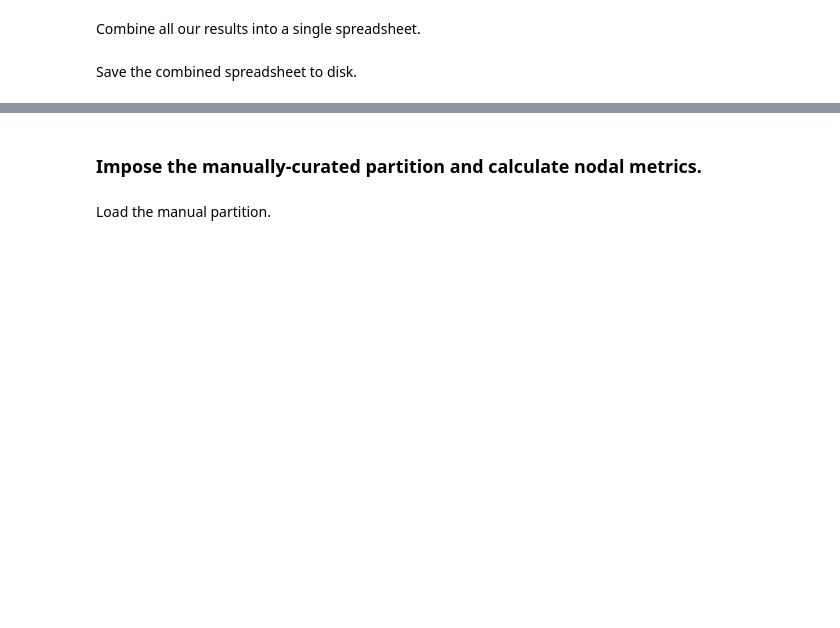
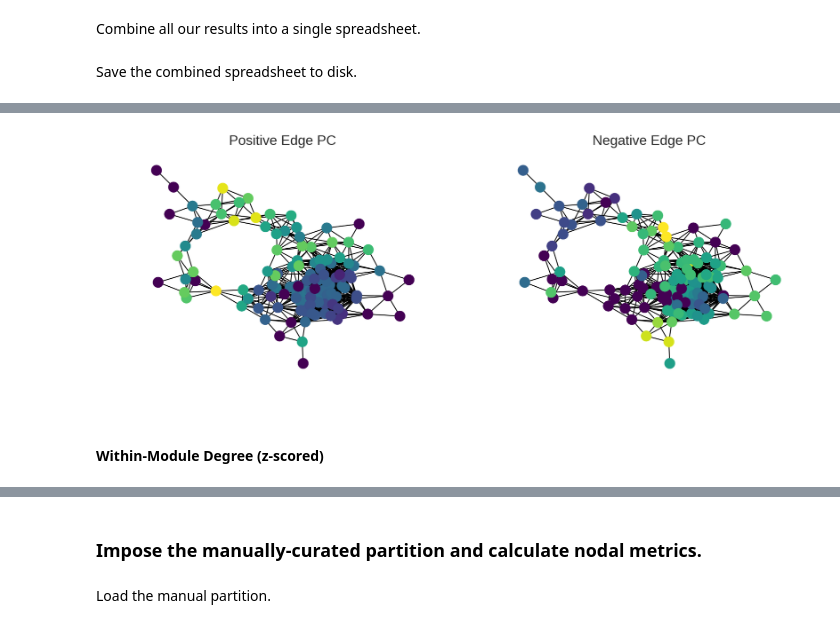
Before and after one commit to danlurie/withdrawal_can, a Jupyter notebook: code/notebooks/Withdrawal - Threshold Med.ipynb, the cells around one changed output, grey strips where cells are left out. Saved outputs shown, nothing was run; the diff lists cells and outputs as text; code cells hidden in the pictures; blank space fills up the shorter version.

```diff
--- a/code/notebooks/Withdrawal - Threshold Med.ipynb
+++ b/code/notebooks/Withdrawal - Threshold Med.ipynb
@@ -196,0 +213,12 @@ combined_df.to_csv('/home/despoB/dlurie/Projects/withdrawal_CAN/results/withdraw
+# %%
+pc_hac = bct.centrality.participation_coef_sign(withdrawal_mat_cc_df.as_matrix(), partition_hac_cc)
+# %%
+fig, ax = plt.subplots(1, 2, sharex=False, sharey=False, figsize=(14,5))
+nx.draw_kamada_kawai(G_thresh, node_color=pc_hac[0], node_size=150, cmap=plt.cm.viridis, ax=ax[0])
+nx.draw_kamada_kawai(G_thresh, node_color=pc_hac[1], node_size=150, cmap=plt.cm.viridis, ax=ax[1])
+g = ax[0].set_title('Positive Edge PC', fontsize=16)
+g = ax[1].set_title('Negative Edge PC', fontsize=16)
+# %% [output]
+[figure, added]
+# %% [markdown]
+#### Within-Module Degree (z-scored)
```
Also changed, not shown: parts of 15 cells of this notebook, 4 other files.
